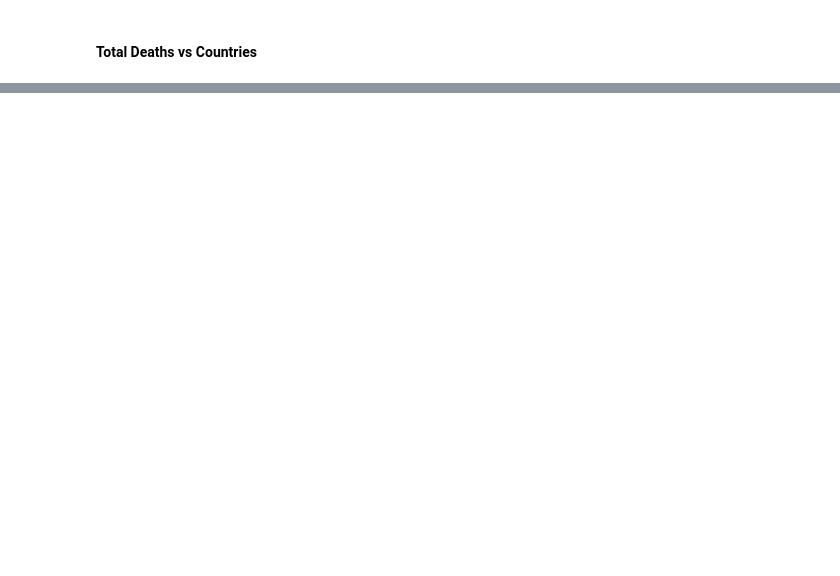
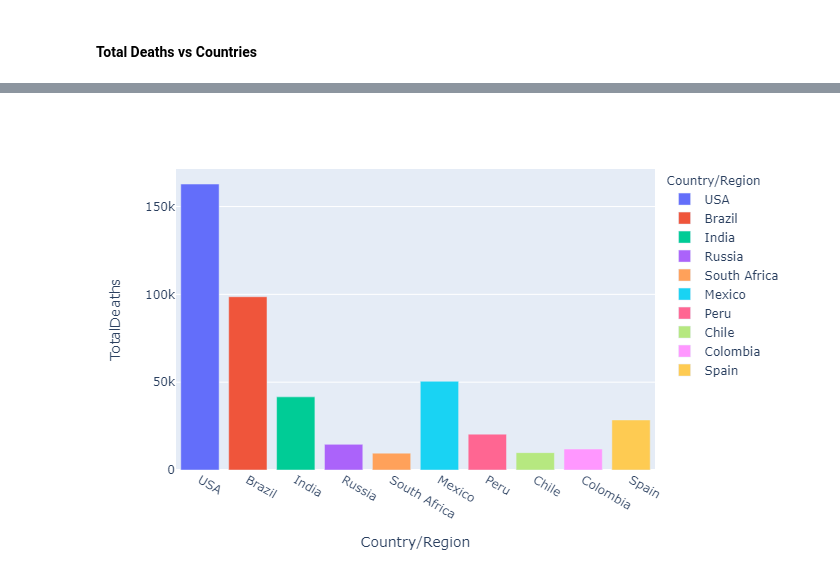
Before and after one commit to codebox100/COVID-19-Analysis, a Jupyter notebook: COVID-19_Viz.ipynb, the cells around one changed output, grey strips where cells are left out. Drawn from its saved outputs; the diff is of its cells as text; code cells hidden in the pictures; blank space fills up the shorter version.

Commit message:
installed plotly image renderer

```diff
--- a/COVID-19_Viz.ipynb
+++ b/COVID-19_Viz.ipynb
@@ -76,5 +77,6 @@ fig1.show()
 # %% [markdown]
 #### Total Deaths vs Countries
 # %%
-px.bar(df1.head(10), x='Country/Region', y='TotalDeaths', color='Country/Region', height = 500, hover_data=['Country/Region', 'Continent'])
+fig2 = px.bar(df1.head(10), x='Country/Region', y='TotalDeaths', color='Country/Region', height = 500, hover_data=['Country/Region', 'Continent'])
+fig2.show("png")
 # %% [output]
@@ -81,0 +83 @@ px.bar(df1.head(10), x='Country/Region', y='TotalDeaths', color='Country/Region'
+[figure, added]
```
Also changed, not shown: parts of 3 cells of this notebook.
